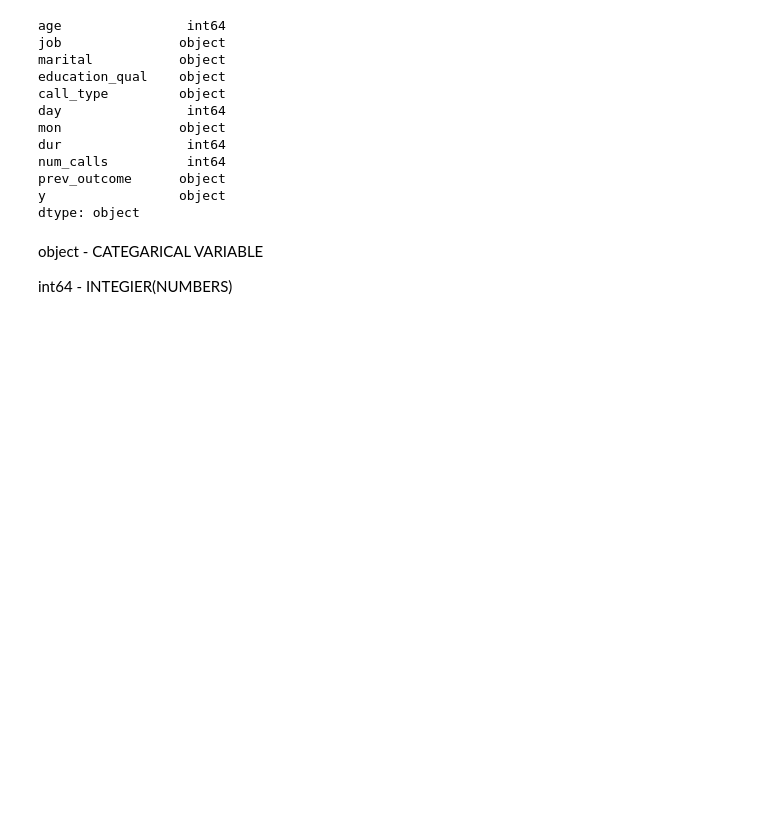
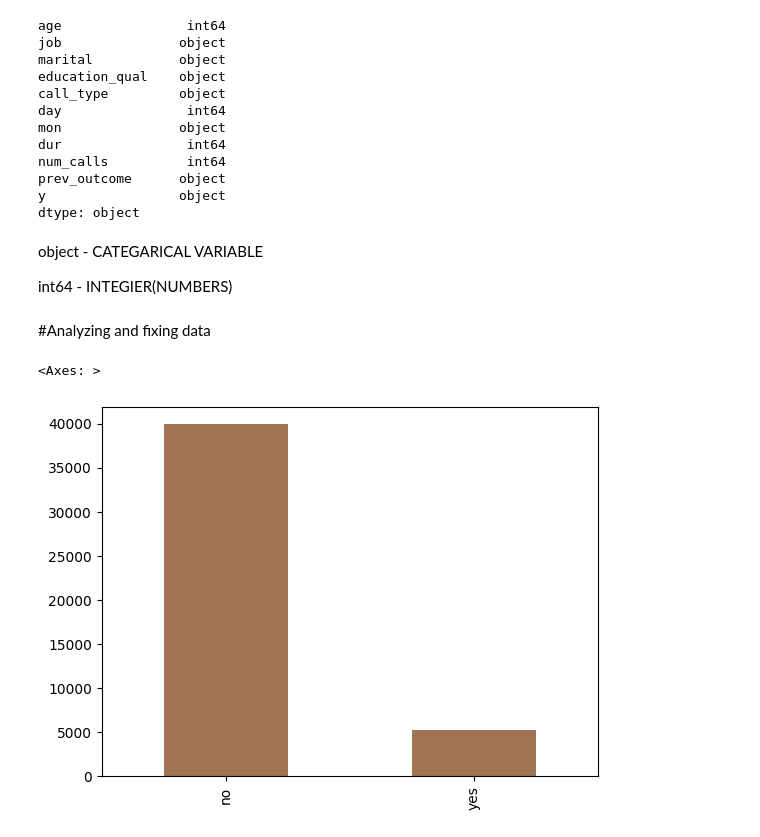
Before and after one commit to LogeshkumarTamilselvam/CustomerConversionPrediction, a Jupyter notebook: Customer_Conversion_Prediction.ipynb, the cells around one changed output. Drawn from its saved outputs; the diff is of its cells as text; code cells hidden in the pictures; blank space fills up the shorter version.

```diff
--- a/Customer_Conversion_Prediction.ipynb
+++ b/Customer_Conversion_Prediction.ipynb
@@ -185,3 +179,11 @@ object - CATEGARICAL VARIABLE
 
 
 int64 - INTEGIER(NUMBERS)
+# %% [markdown]
+#Analyzing and fixing data
+# %%
+# Bar plot of target
+CCP['y'].value_counts().plot.bar(color = np.random.rand(3,))
+# %% [output]
+<Axes: >
+[figure, added]
```
Also changed, not shown: parts of 17 cells of this notebook.
